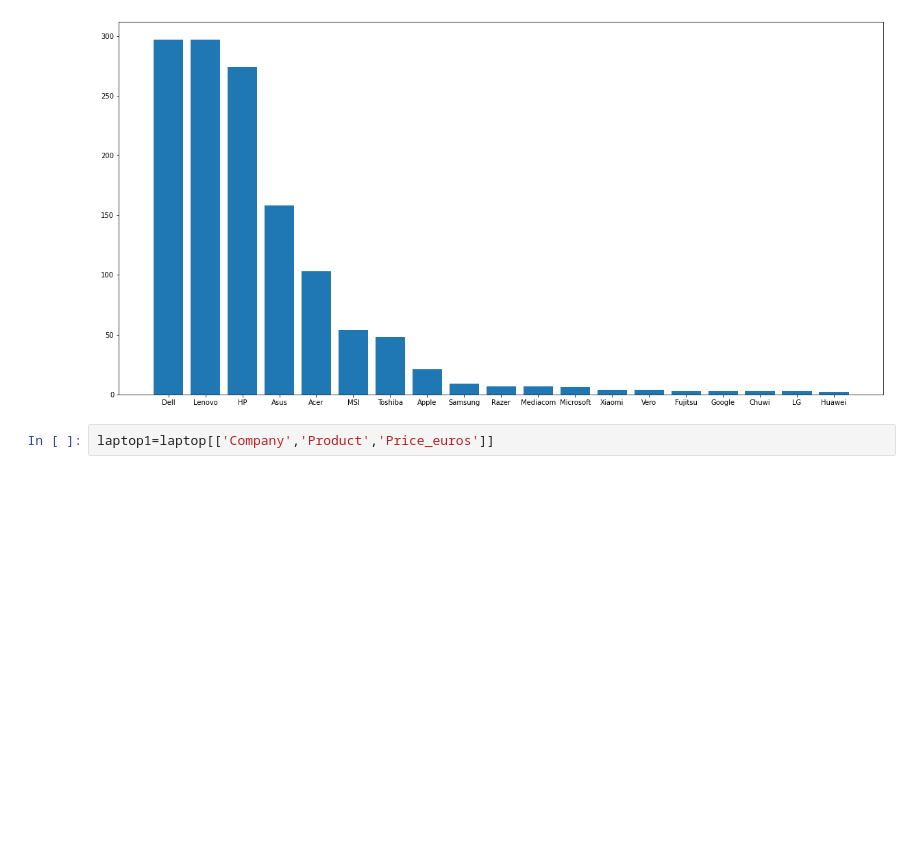
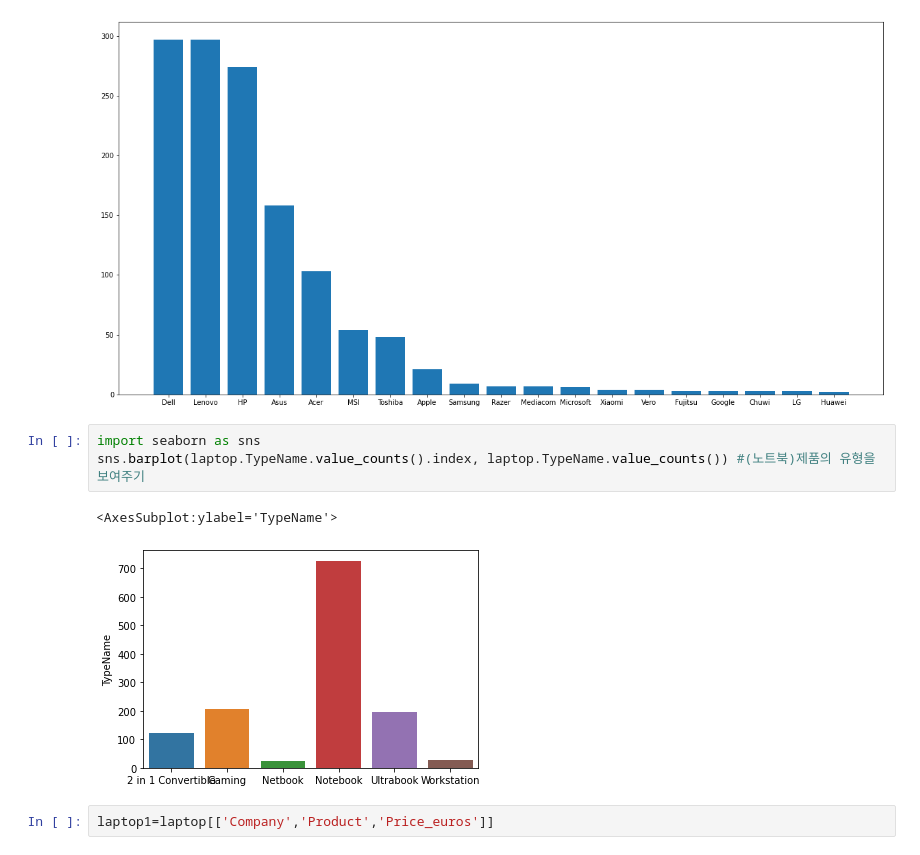
Before and after one commit to Hwangsubin3/laptop_price, a Jupyter notebook: 프3 _프로젝트_201804256_황수빈.ipynb, the cells around one changed output. Cells and saved outputs as stored; diff of their text form; blank space fills up the shorter version.

```diff
--- a/프3 _프로젝트_201804256_황수빈.ipynb
+++ b/프3 _프로젝트_201804256_황수빈.ipynb
@@ -299,6 +316,12 @@ plt.bar(laptop.Company.value_counts().index, laptop.Company.value_counts())
 # %% [output]
 <BarContainer object of 19 artists>
 [figure]
+# %%
+import seaborn as sns
+sns.barplot(laptop.TypeName.value_counts().index, laptop.TypeName.value_counts()) #(노트북)제품의 유형을 보여주기
+# %% [output]
+<AxesSubplot:ylabel='TypeName'>
+[figure, added]
 # %%
 laptop1=laptop[['Company','Product','Price_euros']]
 # %%
```
Also changed, not shown: parts of 28 cells of this notebook.
